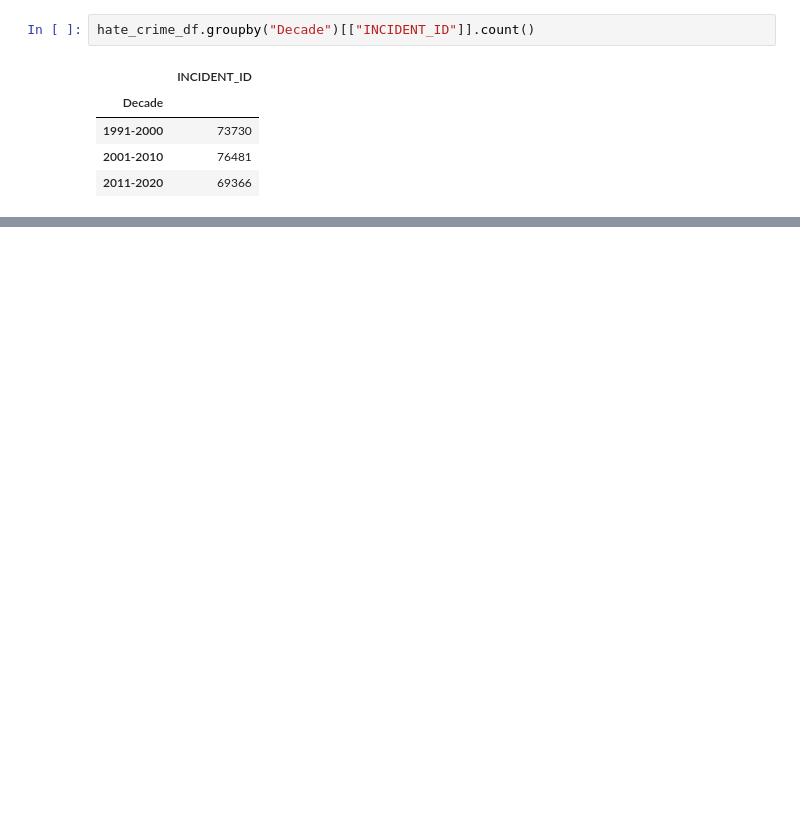
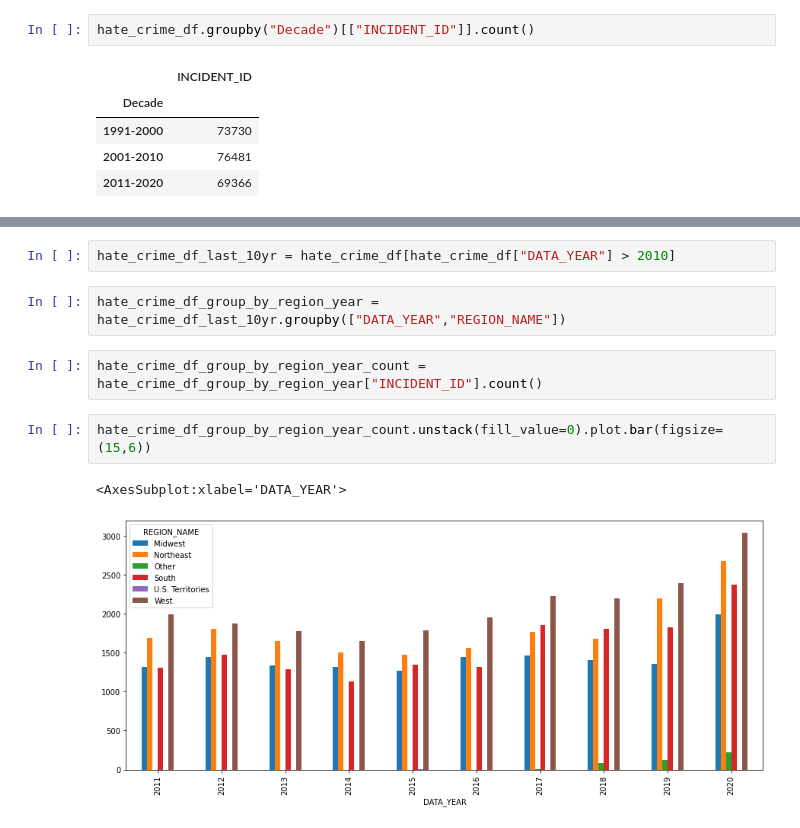
Before and after one commit to artolon/Exploratory_Analysis_Project, a Jupyter notebook: SM_FBI_CRIME_DATA.ipynb, the cells around one changed output, grey strips where cells are left out. Drawn from its saved outputs; the diff is of its cells as text; blank space fills up the shorter version.

```diff
--- a/SM_FBI_CRIME_DATA.ipynb
+++ b/SM_FBI_CRIME_DATA.ipynb
@@ -151,0 +183,11 @@ hate_crime_df_group_by_year.plot()
+# %%
+hate_crime_df_last_10yr = hate_crime_df[hate_crime_df["DATA_YEAR"] > 2010]
+# %%
+hate_crime_df_group_by_region_year = hate_crime_df_last_10yr.groupby(["DATA_YEAR","REGION_NAME"])
+# %%
+hate_crime_df_group_by_region_year_count = hate_crime_df_group_by_region_year["INCIDENT_ID"].count()
+# %%
+hate_crime_df_group_by_region_year_count.unstack(fill_value=0).plot.bar(figsize=(15,6))
+# %% [output]
+<AxesSubplot:xlabel='DATA_YEAR'>
+[figure, added]
```
Also changed, not shown: parts of 17 cells of this notebook.
